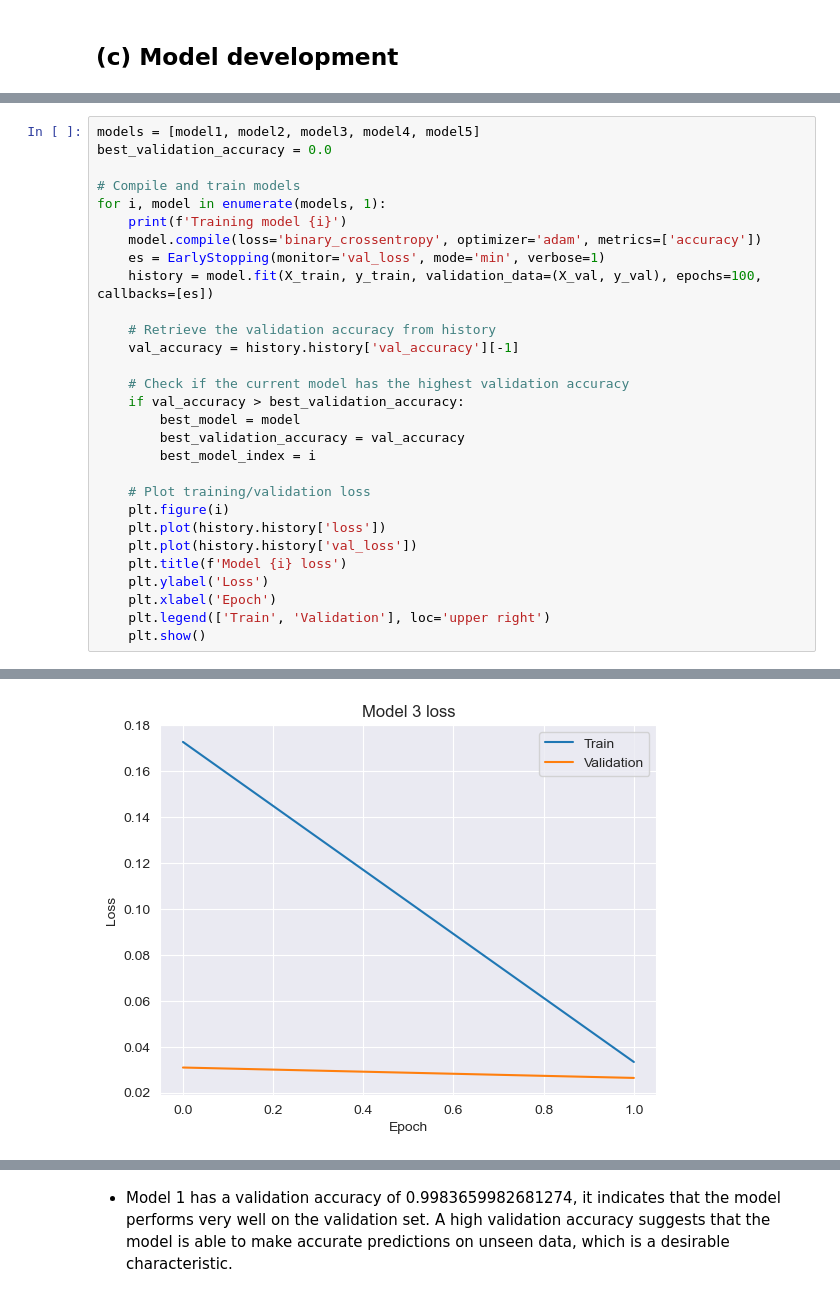
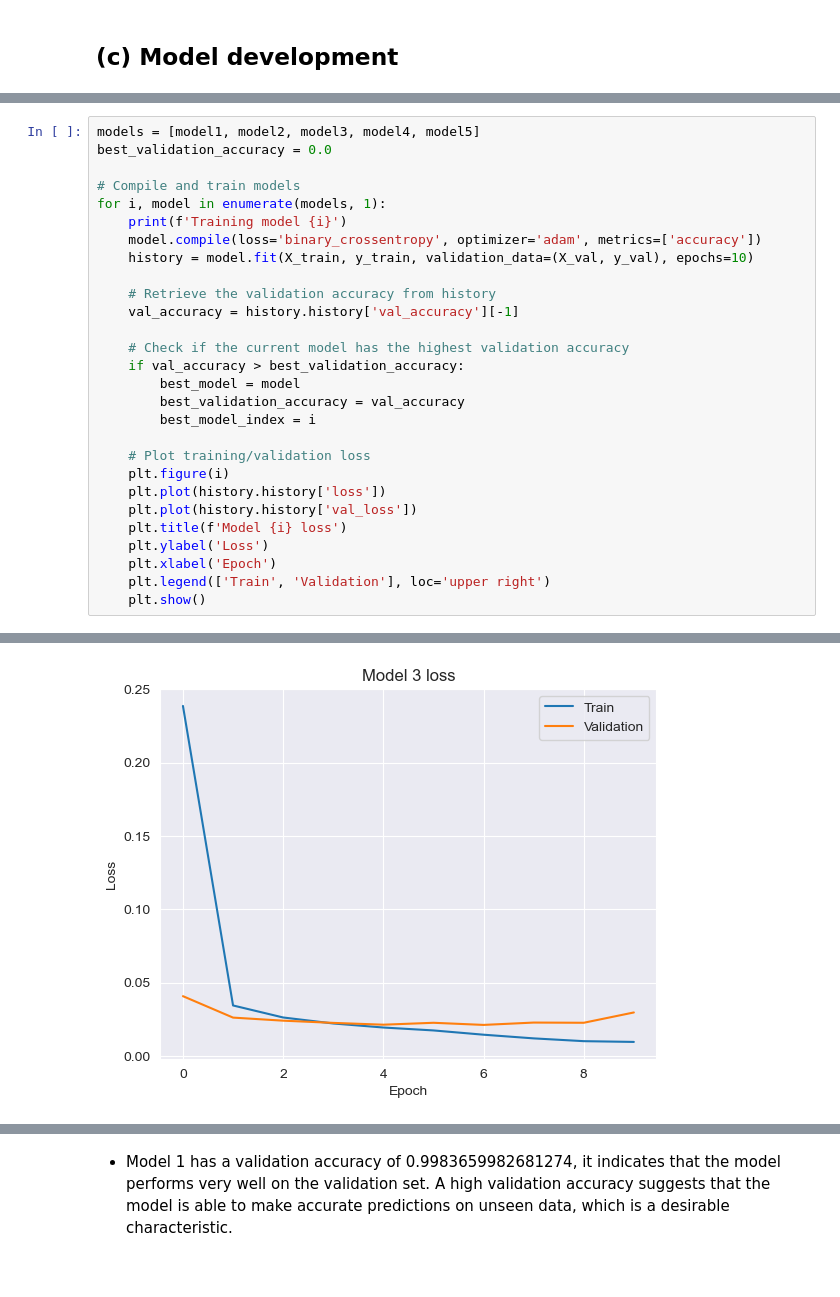
Before and after one commit to PoisonDarterz/WIA1006_JC, a Jupyter notebook: ML labwork 2-2/mlLabWork2.ipynb, the cells around one changed output, grey strips where cells are left out. Drawn from its saved outputs; the diff is of its cells as text.

```diff
--- a/ML labwork 2-2/mlLabWork2.ipynb
+++ b/ML labwork 2-2/mlLabWork2.ipynb
@@ -237,8 +237,7 @@ best_validation_accuracy = 0.0
 for i, model in enumerate(models, 1):
     print(f'Training model {i}')
     model.compile(loss='binary_crossentropy', optimizer='adam', metrics=['accuracy'])
-    es = EarlyStopping(monitor='val_loss', mode='min', verbose=1)
-    history = model.fit(X_train, y_train, validation_data=(X_val, y_val), epochs=100, callbacks=[es])
+    history = model.fit(X_train, y_train, validation_data=(X_val, y_val), epochs=10)
 
     # Retrieve the validation accuracy from history
     val_accuracy = history.history['val_accuracy'][-1]
@@ -282,2 +314,2 @@ Epoch 2: early stopping
-[figure, old version]
+[figure, new version]
 Training model 4
```
Also changed, not shown: parts of 13 cells of this notebook, 1 other file.
